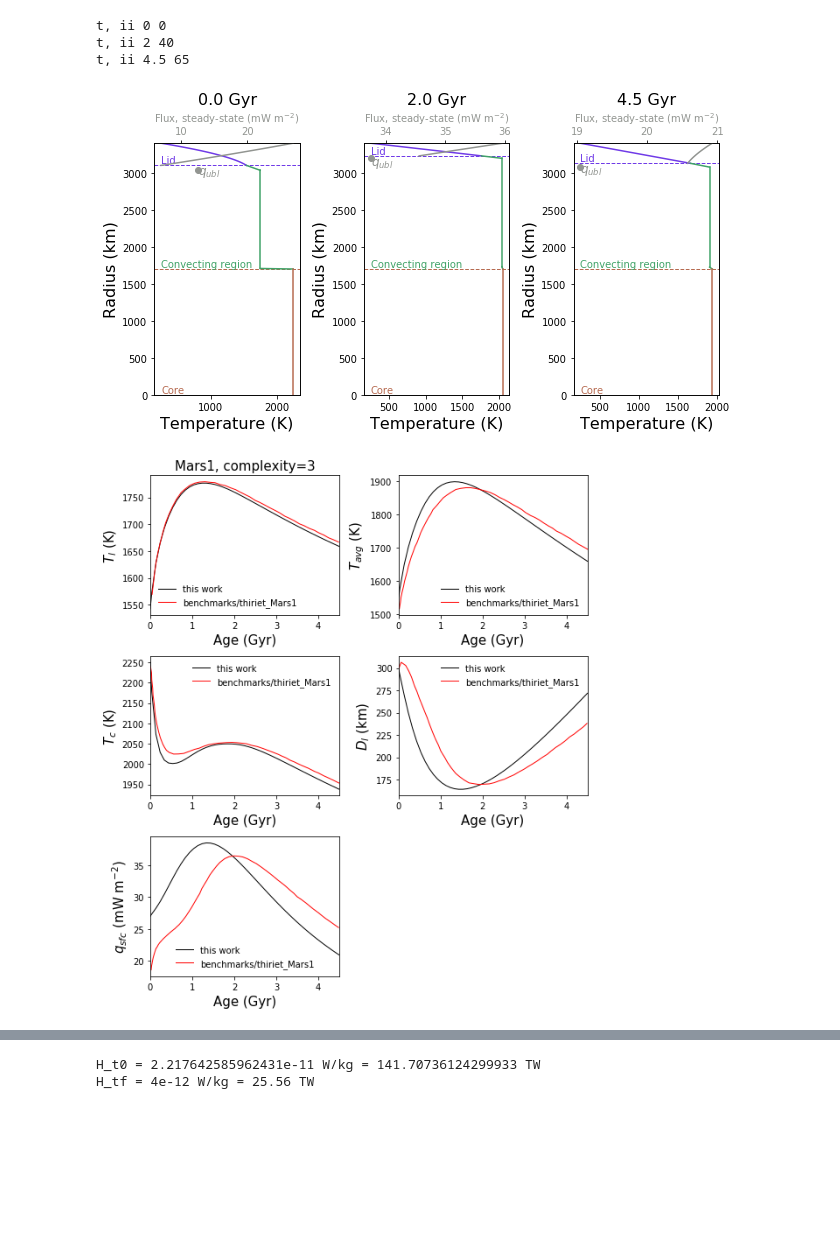
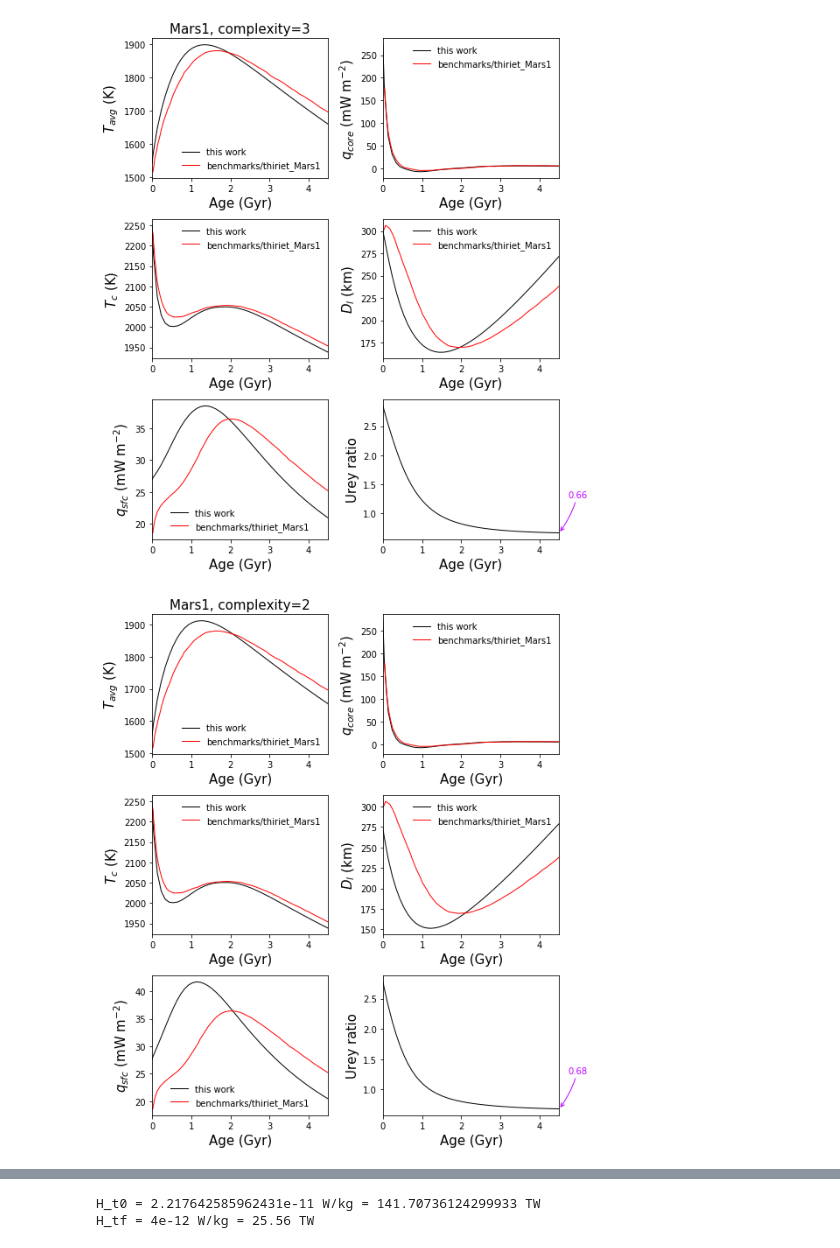
Before and after one commit to clairesworld/exo-top, a Jupyter notebook: thermal_evolution_3layer.ipynb, the cells around one changed output, grey strips where cells are left out. Saved outputs shown, nothing was run; the diff lists cells and outputs as text; code cells hidden in the pictures; blank space fills up the shorter version.

Commit message:
final thiriet benchmark plots

```diff
--- a/thermal_evolution_3layer.ipynb
+++ b/thermal_evolution_3layer.ipynb
@@ -358,15 +358,11 @@ def dTdt(Q, M, C, **kwargs):
 def LHS(t, y, M_c=None, c_m=None, c_c=None, SA_c=None, adiabats=0, complexity=3, **kwargs):
     T_m = y[0]
     T_c = y[1]
-    if complexity==1:
-        T_c = T_m
     D_l = y[2]
-
     [R_l, T_l, eta_m, eta_cmb, nu_m, nu_cmb, TBL_u, h_rad_m, q_ubl, Q_ubl, Ra_i, Ra_crit_c, TBL_c,
      q_core, Q_core, M_mi, M_lid, H_rad_m, a0,
-     H_rad_lid, q_sfc, Q_sfc, D_l, T_avg] = outputs(t, T_m=T_m, T_c=T_c, D_l=D_l, M_c=M_c, c_m=c_m,
-                                                    SA_c=SA_c, complexity=complexity, **kwargs)
-
+     H_rad_lid, q_sfc, Q_sfc, D_l, T_avg, T_c] = outputs(t, T_m=T_m, T_c=T_c, D_l=D_l, M_c=M_c, c_m=c_m,
+                                                         SA_c=SA_c, complexity=complexity, **kwargs)
     if SA_c>0:
         dTdt_c = dTdt(-Q_core, M_c, c_c)
     else:
@@ -378,10 +374,12 @@ def LHS(t, y, M_c=None, c_m=None, c_c=None, SA_c=None, adiabats=0, complexity=3,
     elif complexity==2:
         return [dTdt_m, dTdt_c, 0]
     elif complexity==1:
-        return [dTdt_m, 0, 0]
+        return [dTdt_m, dTdt_c, 0]
 
 def solve(t0=0, tf=None, T_m0=None, T_c0=None, D_l0=None, complexity=3, **kwargs):
-    kwargs = {**kwargs, **init(**kwargs)} # get derived parameters
+    kwargs = {**kwargs, **init(complexity=complexity, **kwargs)} # get derived parameters
+    if complexity==1:
+        T_c0 = T_m0
     f = integrate.solve_ivp(fun=lambda t, y: LHS(t, y, **dict(tf=tf, complexity=complexity, **kwargs)),
                             t_span=(t0,tf), y0=[T_m0, T_c0, D_l0], max_step=100e6*years2sec,
                             method='RK45', dense_output=False)
@@ -390,7 +388,8 @@ def solve(t0=0, tf=None, T_m0=None, T_c0=None, D_l0=None, complexity=3, **kwargs
 def outputs(t=None, T_m=None, T_c=None, D_l=None, T_s=None, M_m=None, M_c=None, c_m=None, c_c=None,
             SA_p=None, SA_c=None, g_sfc=None, g_cmb=None, R_p=None, R_c=None, k_m=None, k_lm=None,
             Ra_crit_u=None, beta_u=None, beta_c=None, rho_lith=None, adiabats=0, complexity=3, **kwargs):
-
+    if complexity == 1:
+        T_c = T_m
     h_rad_m = h_rad(t, **kwargs) # W kg^-1
     a0 = h_rad_m*rho_m # radiogenic heating in W m^-3
     if complexity<3: # lid adjusts instantaneously
@@ -436,7 +435,7 @@ def outputs(t=None, T_m=None, T_c=None, D_l=None, T_s=None, M_m=None, M_c=None,
 
     T_avg = T_mean(T_m=T_m, T_l=T_l, R_p=R_p, R_l=R_l, R_c=R_c, T_s=T_s, k_m=k_m, a0=a0, **kwargs)
 
-    return R_l, T_l, eta_m, eta_cmb, nu_m, nu_cmb, TBL_u, h_rad_m, q_ubl, Q_ubl, Ra_i, Ra_crit_c, TBL_c, q_core, Q_core, M_mi, M_lid, H_rad_m, a0, H_rad_lid, q_sfc, Q_sfc, D_l, T_avg
+    return R_l, T_l, eta_m, eta_cmb, nu_m, nu_cmb, TBL_u, h_rad_m, q_ubl, Q_ubl, Ra_i, Ra_crit_c, TBL_c, q_core, Q_core, M_mi, M_lid, H_rad_m, a0, H_rad_lid, q_sfc, Q_sfc, D_l, T_avg, T_c
 # %%
 ###### PLOTTING ######
 
@@ -761,49 +770,46 @@ T_ref = 1600
 X_K = 305 # initial abundance of K in wt ppm
 X_U = 16e-3 # initial abundane of U in wt ppm
 X_Th = 56e-3 # initial abundance of Th in wt ppm
 X_0 = [X_K, X_U, X_U, X_Th]
 c_n = np.array([U_0_238, U_0_235, Th_0, K_0])*np.array([1, 1, X_Th/X_U, X_K/X_U]) # element abundance rel. to U
 p_n = [9.37e-5, 5.69e-4, 2.69e-5, 2.79e-5] # heating per kg of isotope
 lambda_n = np.array([0.155, 0.985, 0.0495, 0.555])*1e-9/years2sec # half life in sec
 H_0 = 4e-12 # radiogenic heating in W/kg at t_f
 
 # what to plot
-names = {'T_l':'$T_{l}$ (K)', 'T_avg':'$T_{avg}$ (K)', 'T_c':'$T_c$ (K)', 'D_l':'$D_l$ (km)', 'q_sfc':'$q_{sfc}$ (mW m$^{-2}$)',
-         'q_core':'$q_{core}$ (mW m$^{-2}$)',
-         #'urey':'Urey ratio','q_ubl':'$q_{ubl}$ (mW m$^{-2}$)'
+names = {'T_avg':'$T_{avg}$ (K)', 'q_core':'$q_{core}$ (mW m$^{-2}$)', 'T_c':'$T_c$ (K)', 'D_l':'$D_l$ (km)',
+         'q_sfc':'$q_{sfc}$ (mW m$^{-2}$)',
+         'urey':'Urey ratio',
+         #'q_ubl':'$q_{ubl}$ (mW m$^{-2}$)'
         }
 
 
 kwargs = dict(Alb=Alb, rho_m=rho_m, H_0=H_0, c_n=c_n, p_n=p_n, lambda_n=lambda_n,
                  L=L*L_sun, Ra_crit_u=Ra_crit, adiabats=0, R_p0=R_p0, R_c0=R_c0,
                  alpha_m=alpha_m, k_m=k_m, CMF=None, rho_c=rho_c, rho_lith=rho_lith, visc_type='Thi',
                  c_m=c_m, #<----??? TODO: check if you need constant volume c_p
                  c_c=c_c, k_lm=k_lm, beta_u=beta_u, beta_c=beta_c, a_rh=a_rh,
                  Ea=Ea, eta_0=eta_0, T_ref=T_ref, T_s=T_s, M_p=M_p*M_E, a=a*AU2m,
                  T_m0=T_m0, T_c0=T_c0, D_l0 = D_l0, t0=0, tf=t_f*1e9*years2sec)
 
-f_Mars1_3 = solve(**kwargs) # T_m, T_c, D_l
+# f_Mars1_3 = solve(**kwargs) # T_m, T_c, D_l
 f_Mars1_2 = solve(complexity=2, **kwargs) # T_m, T_c
 f_Mars1_1 = solve(complexity=1, **kwargs) # T_m
 
-save = False
-snaps(f_Mars1_3, plot_snapshots=[0, 2, 4.5], fig_path=fig_path, plots_save=save, ident='Mars1', **kwargs)
-plot_output(f_Mars1_3, names, ident='Mars1, complexity=3', ncols=2, plots_save=save,
+save = True
+# snaps(f_Mars1_3, plot_snapshots=[0, 2, 4.5], fig_path=fig_path, plots_save=save, ident='Mars1', **kwargs)
+plot_output(f_Mars1_3, names, ident='Mars1, complexity=3', ncols=2, plots_save=save, print_tf=True,
             verbose=False, compare_dir='benchmarks/thiriet_Mars1',fig_path=fig_path, **kwargs)
-# plot_output(f_Mars1_2, names, ident='Mars1, complexity=2', complexity=2, ncols=2, plots_save=save,
-#             verbose=False, compare_dir='benchmarks/thiriet_Mars1', fig_path=fig_path,**kwargs)
-# plot_output(f_Mars1_1, names, ident='Mars1, complexity=1', complexity=1, ncols=2, plots_save=save,
-#             verbose=False, compare_dir='benchmarks/thiriet_Mars1', fig_path=fig_path, **kwargs)
+plot_output(f_Mars1_2, names, ident='Mars1, complexity=2', complexity=2, ncols=2, plots_save=save,
+            verbose=False, compare_dir='benchmarks/thiriet_Mars1', fig_path=fig_path,**kwargs)
+plot_output(f_Mars1_1, names, ident='Mars1, complexity=1', complexity=1, ncols=2, plots_save=save,
+            verbose=False, compare_dir='benchmarks/thiriet_Mars1', fig_path=fig_path, **kwargs)
 # plot_qsfc_error(f_Mars1_3, compare_dir='benchmarks/thiriet_Mars1', fig_path=fig_path, plots_save=save,
 #                 ident='Mars1', **kwargs)
-
-plot_Tavg(f_Mars1_3, compare_dir='benchmarks/thiriet_Mars1',ident='Mars1', plots_save=save,
-          fig_path=fig_path, **kwargs)
+# plot_Tavg(f_Mars1_3, compare_dir='benchmarks/thiriet_Mars1',ident='Mars1', plots_save=save,
+#           fig_path=fig_path, **kwargs)
 
 # expect q_sfc to be off by 4.5 mW m^-3 average without PDE
 # %% [output]
-t, ii 0 0
-t, ii 2 40
-t, ii 4.5 65
-[figure, old version]
+[figure, new version]
-[figure, old version]
+[figure, new version]
```
Also changed, not shown: parts of 5 cells of this notebook.
